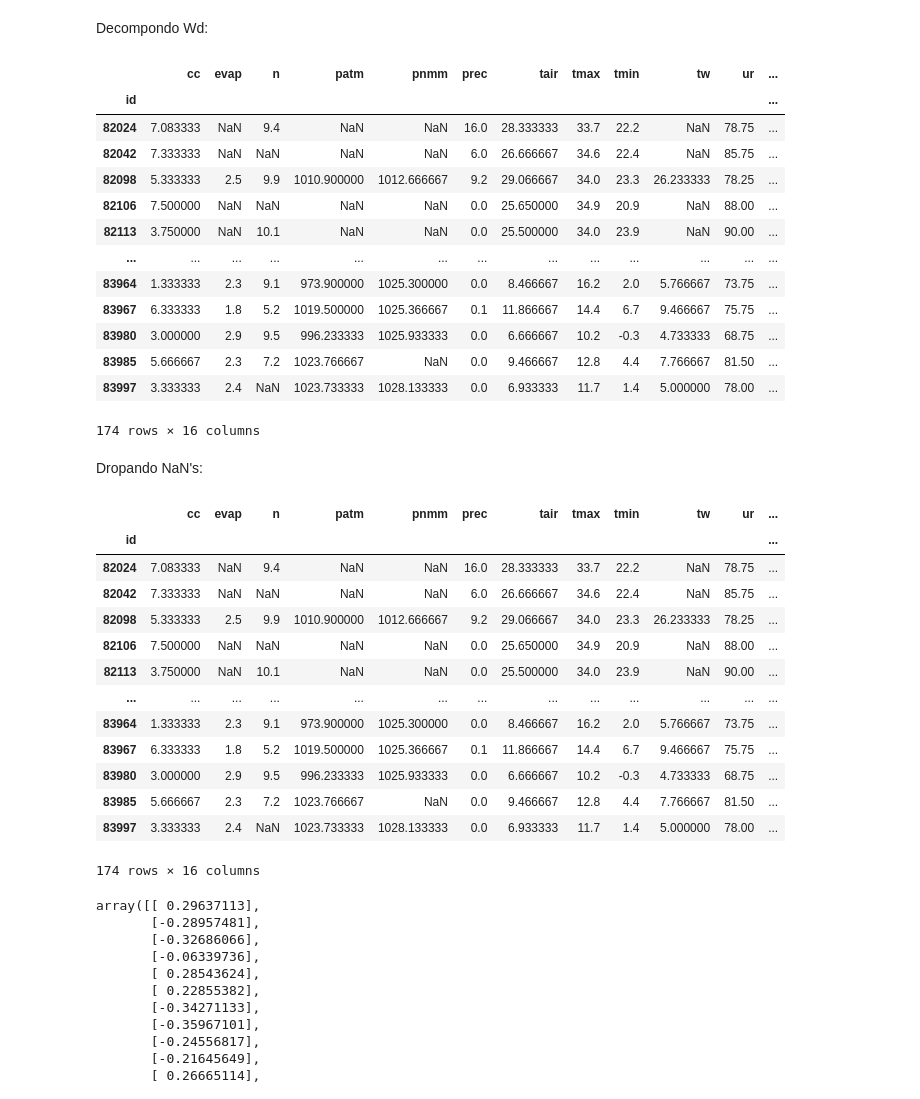
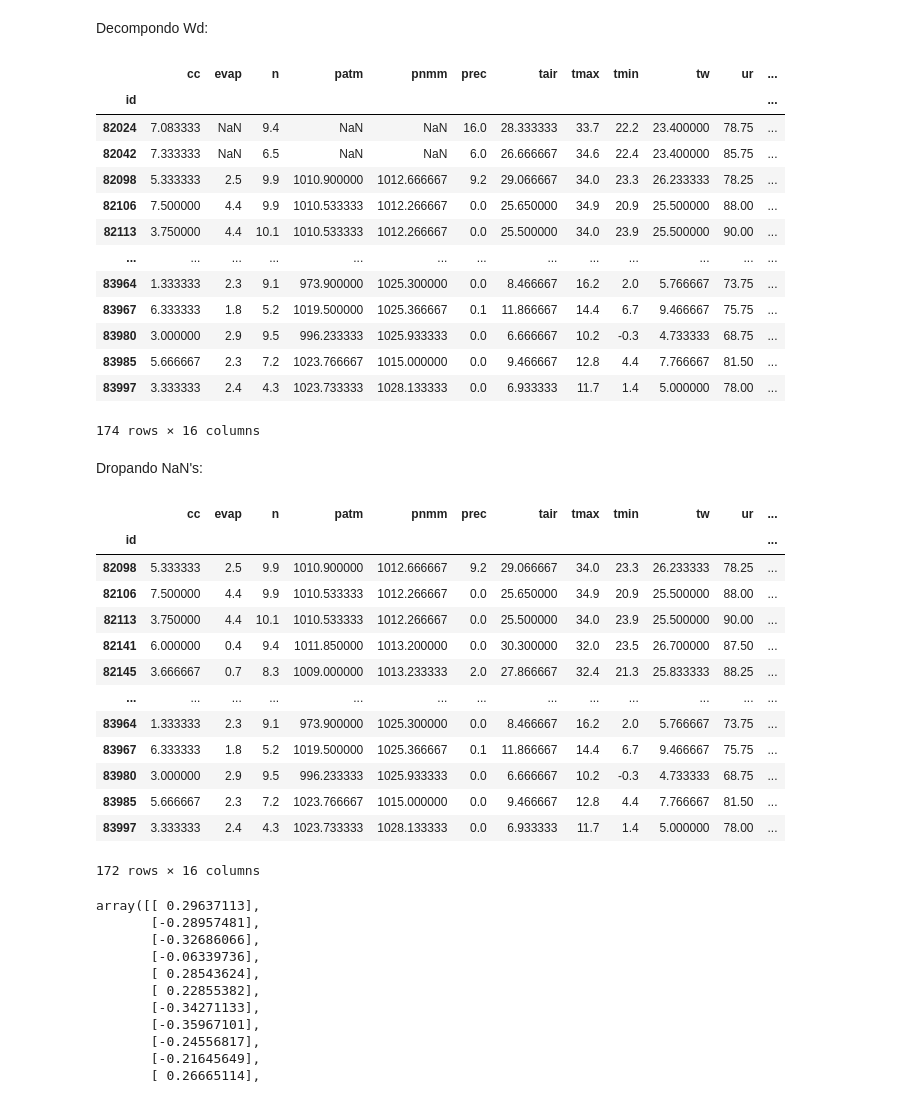
Before and after one commit to andrefellipe/ccd, a Jupyter notebook: baseline.ipynb, the cells around one changed output. Saved outputs shown, nothing was run; the diff lists cells and outputs as text; code cells hidden in the pictures.

```diff
--- a/baseline.ipynb
+++ b/baseline.ipynb
@@ -536,7 +536,8 @@ from google.colab import files
 # %% [markdown]
 ### Obtendo P1 de 19-08-2019
 # %%
-X = df_2019_pre_gp.groupby(['date','id']).mean()
+X = df_2019_pre_gp.groupby(['id','date']).mean()
+X = X.fillna(method='ffill')
 X
 # %% [output]
 |  |  | cc | evap | n | patm | pnmm | prec | tair | tmax | tmin | tw | ... |
@@ -555,4 +556,7 @@ X
 5409 rows × 15 columns
+# %%
+#X = df_2019_pre_gp.groupby(['date','id']).mean()
+X = X.groupby(['date','id']).mean()
 # %% [markdown]
 Filtrando para o dia 19:
 # %%
@@ -568,38 +572,38 @@ X
 # %% [output]
 |  | cc | evap | n | patm | pnmm | prec | tair | tmax | tmin | tw | ur | ... |
 | id |  |  |  |  |  |  |  |  |  |  |  | ... |
-| 82024 | 7.083333 | NaN | 9.4 | NaN | NaN | 16.0 | 28.333333 | 33.7 | 22.2 | NaN | 78.75 | ... |
-| 82042 | 7.333333 | NaN | NaN | NaN | NaN | 6.0 | 26.666667 | 34.6 | 22.4 | NaN | 85.75 | ... |
+| 82024 | 7.083333 | NaN | 9.4 | NaN | NaN | 16.0 | 28.333333 | 33.7 | 22.2 | 23.400000 | 78.75 | ... |
+| 82042 | 7.333333 | NaN | 6.5 | NaN | NaN | 6.0 | 26.666667 | 34.6 | 22.4 | 23.400000 | 85.75 | ... |
 | 82098 | 5.333333 | 2.5 | 9.9 | 1010.900000 | 1012.666667 | 9.2 | 29.066667 | 34.0 | 23.3 | 26.233333 | 78.25 | ... |
-| 82106 | 7.500000 | NaN | NaN | NaN | NaN | 0.0 | 25.650000 | 34.9 | 20.9 | NaN | 88.00 | ... |
-| 82113 | 3.750000 | NaN | 10.1 | NaN | NaN | 0.0 | 25.500000 | 34.0 | 23.9 | NaN | 90.00 | ... |
+| 82106 | 7.500000 | 4.4 | 9.9 | 1010.533333 | 1012.266667 | 0.0 | 25.650000 | 34.9 | 20.9 | 25.500000 | 88.00 | ... |
+| 82113 | 3.750000 | 4.4 | 10.1 | 1010.533333 | 1012.266667 | 0.0 | 25.500000 | 34.0 | 23.9 | 25.500000 | 90.00 | ... |
 | ... | ... | ... | ... | ... | ... | ... | ... | ... | ... | ... | ... | ... |
 | 83964 | 1.333333 | 2.3 | 9.1 | 973.900000 | 1025.300000 | 0.0 | 8.466667 | 16.2 | 2.0 | 5.766667 | 73.75 | ... |
 | 83967 | 6.333333 | 1.8 | 5.2 | 1019.500000 | 1025.366667 | 0.1 | 11.866667 | 14.4 | 6.7 | 9.466667 | 75.75 | ... |
 | 83980 | 3.000000 | 2.9 | 9.5 | 996.233333 | 1025.933333 | 0.0 | 6.666667 | 10.2 | -0.3 | 4.733333 | 68.75 | ... |
-| 83985 | 5.666667 | 2.3 | 7.2 | 1023.766667 | NaN | 0.0 | 9.466667 | 12.8 | 4.4 | 7.766667 | 81.50 | ... |
-| 83997 | 3.333333 | 2.4 | NaN | 1023.733333 | 1028.133333 | 0.0 | 6.933333 | 11.7 | 1.4 | 5.000000 | 78.00 | ... |
+| 83985 | 5.666667 | 2.3 | 7.2 | 1023.766667 | 1015.000000 | 0.0 | 9.466667 | 12.8 | 4.4 | 7.766667 | 81.50 | ... |
+| 83997 | 3.333333 | 2.4 | 4.3 | 1023.733333 | 1028.133333 | 0.0 | 6.933333 | 11.7 | 1.4 | 5.000000 | 78.00 | ... |
 174 rows × 16 columns
 # %% [markdown]
 Dropando NaN's:
 # %%
-#X = X.dropna()
+X = X.dropna()
 X
 # %% [output]
 |  | cc | evap | n | patm | pnmm | prec | tair | tmax | tmin | tw | ur | ... |
 | id |  |  |  |  |  |  |  |  |  |  |  | ... |
-| 82024 | 7.083333 | NaN | 9.4 | NaN | NaN | 16.0 | 28.333333 | 33.7 | 22.2 | NaN | 78.75 | ... |
-| 82042 | 7.333333 | NaN | NaN | NaN | NaN | 6.0 | 26.666667 | 34.6 | 22.4 | NaN | 85.75 | ... |
 | 82098 | 5.333333 | 2.5 | 9.9 | 1010.900000 | 1012.666667 | 9.2 | 29.066667 | 34.0 | 23.3 | 26.233333 | 78.25 | ... |
-| 82106 | 7.500000 | NaN | NaN | NaN | NaN | 0.0 | 25.650000 | 34.9 | 20.9 | NaN | 88.00 | ... |
-| 82113 | 3.750000 | NaN | 10.1 | NaN | NaN | 0.0 | 25.500000 | 34.0 | 23.9 | NaN | 90.00 | ... |
+| 82106 | 7.500000 | 4.4 | 9.9 | 1010.533333 | 1012.266667 | 0.0 | 25.650000 | 34.9 | 20.9 | 25.500000 | 88.00 | ... |
+| 82113 | 3.750000 | 4.4 | 10.1 | 1010.533333 | 1012.266667 | 0.0 | 25.500000 | 34.0 | 23.9 | 25.500000 | 90.00 | ... |
+| 82141 | 6.000000 | 0.4 | 9.4 | 1011.850000 | 1013.200000 | 0.0 | 30.300000 | 32.0 | 23.5 | 26.700000 | 87.50 | ... |
+| 82145 | 3.666667 | 0.7 | 8.3 | 1009.000000 | 1013.233333 | 2.0 | 27.866667 | 32.4 | 21.3 | 25.833333 | 88.25 | ... |
 | ... | ... | ... | ... | ... | ... | ... | ... | ... | ... | ... | ... | ... |
 | 83964 | 1.333333 | 2.3 | 9.1 | 973.900000 | 1025.300000 | 0.0 | 8.466667 | 16.2 | 2.0 | 5.766667 | 73.75 | ... |
 | 83967 | 6.333333 | 1.8 | 5.2 | 1019.500000 | 1025.366667 | 0.1 | 11.866667 | 14.4 | 6.7 | 9.466667 | 75.75 | ... |
 | 83980 | 3.000000 | 2.9 | 9.5 | 996.233333 | 1025.933333 | 0.0 | 6.666667 | 10.2 | -0.3 | 4.733333 | 68.75 | ... |
-| 83985 | 5.666667 | 2.3 | 7.2 | 1023.766667 | NaN | 0.0 | 9.466667 | 12.8 | 4.4 | 7.766667 | 81.50 | ... |
-| 83997 | 3.333333 | 2.4 | NaN | 1023.733333 | 1028.133333 | 0.0 | 6.933333 | 11.7 | 1.4 | 5.000000 | 78.00 | ... |
+| 83985 | 5.666667 | 2.3 | 7.2 | 1023.766667 | 1015.000000 | 0.0 | 9.466667 | 12.8 | 4.4 | 7.766667 | 81.50 | ... |
+| 83997 | 3.333333 | 2.4 | 4.3 | 1023.733333 | 1028.133333 | 0.0 | 6.933333 | 11.7 | 1.4 | 5.000000 | 78.00 | ... |
-174 rows × 16 columns
+172 rows × 16 columns
 # %%
 P1 = pca_components.iloc[[0]]
 P1 = np.transpose(P1.values)
```
Also changed, not shown: parts of 5 cells of this notebook.
